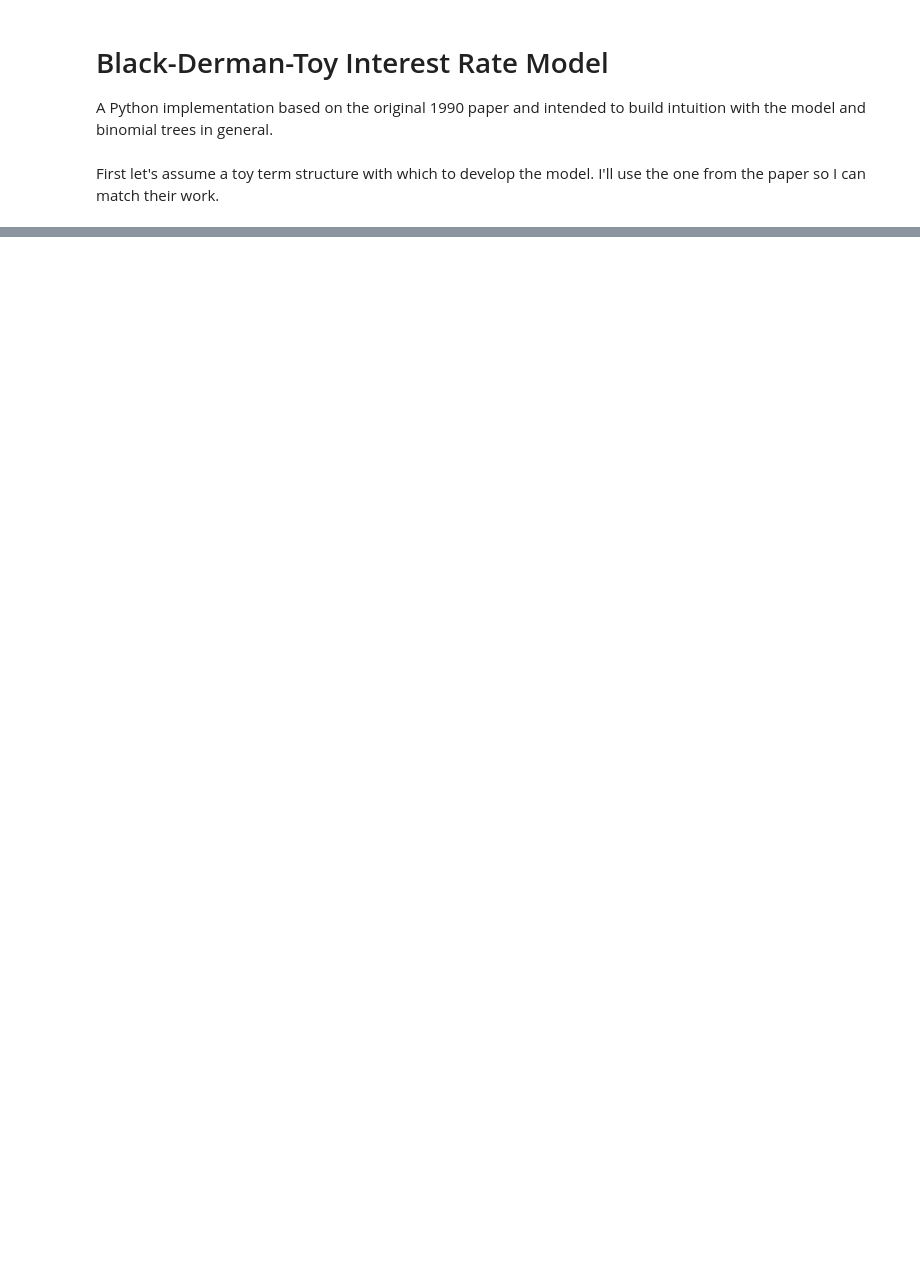
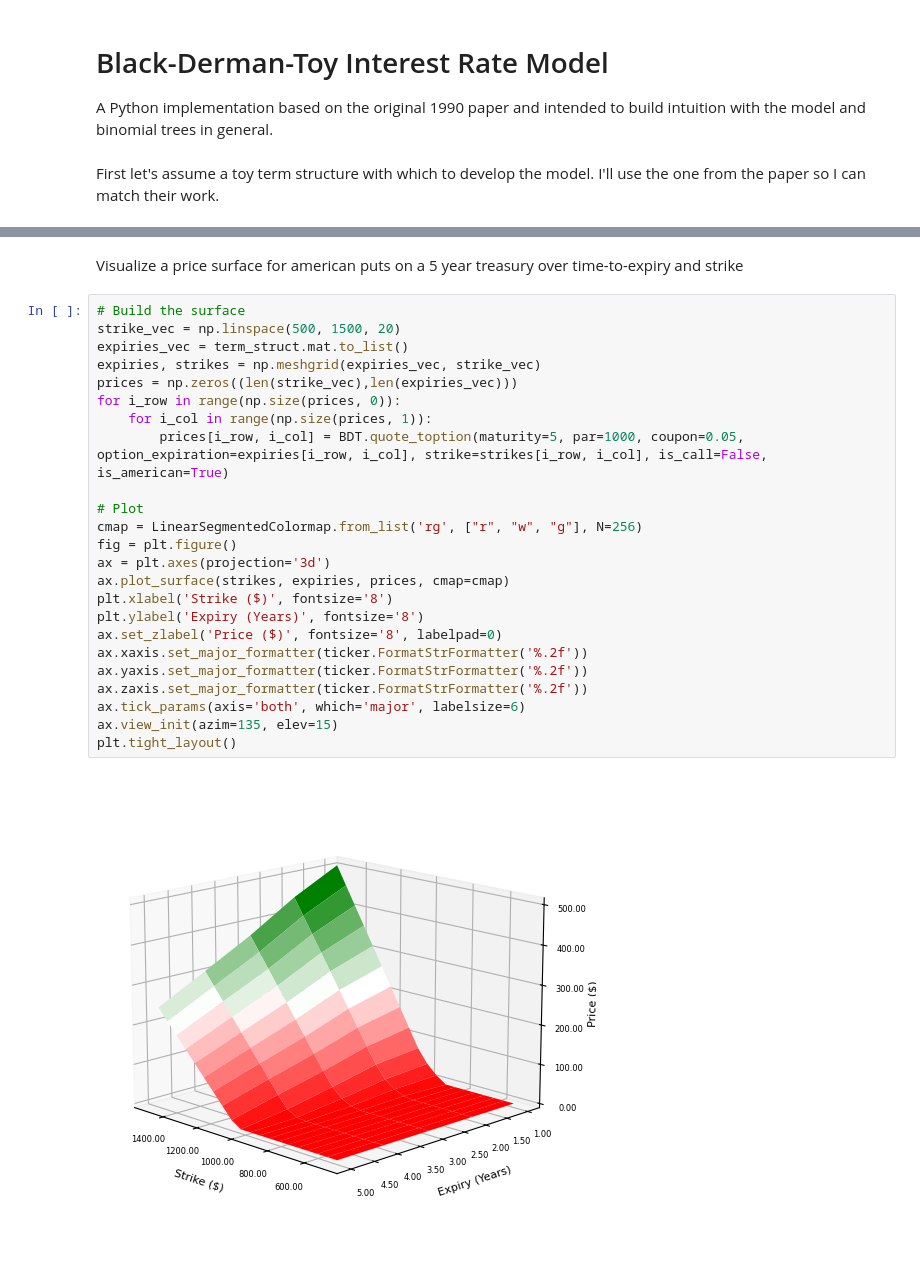
Before and after one commit to goblegrayson/bdt, a Jupyter notebook: run.ipynb, the cells around one changed output, grey strips where cells are left out. Drawn from its saved outputs; the diff is of its cells as text; blank space fills up the shorter version.

```diff
--- a/run.ipynb
+++ b/run.ipynb
@@ -37,0 +109,28 @@ print(BDT)
+# %% [markdown]
+Visualize a price surface for american puts on a 5 year treasury over time-to-expiry and strike
+# %%
+# Build the surface
+strike_vec = np.linspace(500, 1500, 20)
+expiries_vec = term_struct.mat.to_list()
+expiries, strikes = np.meshgrid(expiries_vec, strike_vec)
+prices = np.zeros((len(strike_vec),len(expiries_vec)))
+for i_row in range(np.size(prices, 0)):
+    for i_col in range(np.size(prices, 1)):
+        prices[i_row, i_col] = BDT.quote_toption(maturity=5, par=1000, coupon=0.05, option_expiration=expiries[i_row, i_col], strike=strikes[i_row, i_col], is_call=False, is_american=True)
+
+# Plot
+cmap = LinearSegmentedColormap.from_list('rg', ["r", "w", "g"], N=256)
+fig = plt.figure()
+ax = plt.axes(projection='3d')
+ax.plot_surface(strikes, expiries, prices, cmap=cmap)
+plt.xlabel('Strike ($)', fontsize='8')
+plt.ylabel('Expiry (Years)', fontsize='8')
+ax.set_zlabel('Price ($)', fontsize='8', labelpad=0)
+ax.xaxis.set_major_formatter(ticker.FormatStrFormatter('%.2f'))
+ax.yaxis.set_major_formatter(ticker.FormatStrFormatter('%.2f'))
+ax.zaxis.set_major_formatter(ticker.FormatStrFormatter('%.2f'))
+ax.tick_params(axis='both', which='major', labelsize=6)
+ax.view_init(azim=135, elev=15)
+plt.tight_layout()
+# %% [output]
+[figure, added]
```
Also changed, not shown: parts of 9 cells of this notebook, 1 other file.
